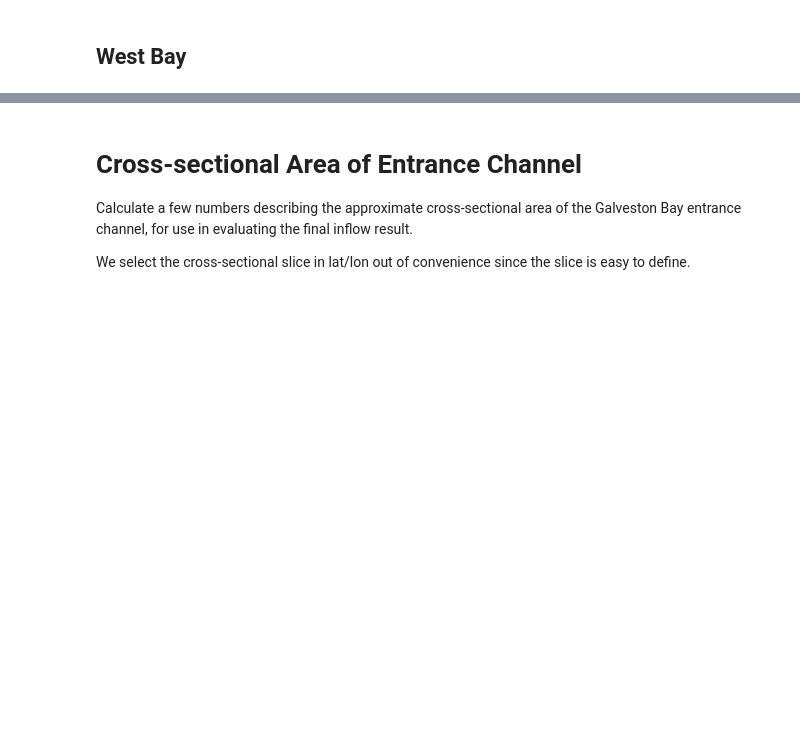
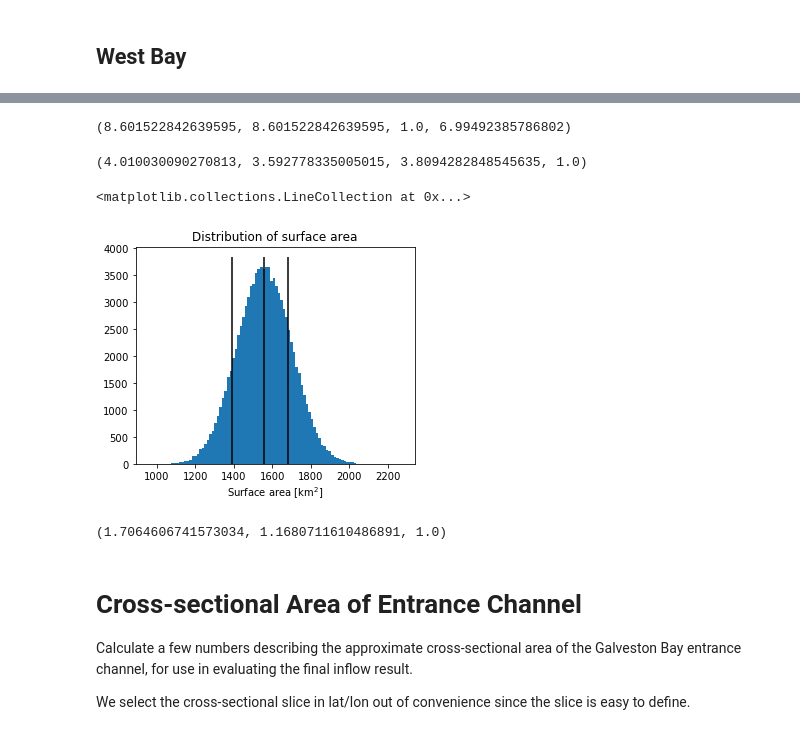
Before and after one commit to kthyng/harvey_inflow, a Jupyter notebook: notebooks/0_process_bathymetry.ipynb, the cells around one changed output, grey strips where cells are left out. Saved outputs shown, nothing was run; the diff lists cells and outputs as text; code cells hidden in the pictures; blank space fills up the shorter version.

```diff
--- a/notebooks/0_process_bathymetry.ipynb
+++ b/notebooks/0_process_bathymetry.ipynb
@@ -326,6 +331,8 @@ mappable = axes[1].contourf(lon, lat, bathymain_min, 40, cmap=cmo.deep_r);
 Assuming that there wasn't a significant amount of new land flooded.
 # %%
 # store different versions of bathy together in an array, 2053 x 2053 x 4
+# bathymains = np.stack((bathymain_best, bathymain2, bathymain_max, bathymain_min), axis=-1)
+# bathywests = np.stack((bathywest_best, bathywest2, bathywest_max, bathywest_min), axis=-1)
 bathymains = np.stack((bathymain_best, bathymain_max, bathymain_min), axis=-1)
 bathywests = np.stack((bathywest_best, bathywest_max, bathywest_min), axis=-1)
 
@@ -336,14 +343,13 @@ Hall = -np.nanmean(np.stack((bathymains, bathywests), axis=0), axis=(0,1,2))  #
 # average volume
 Vall = (Aall*Hall)/1000  # km^3
 
-# # definitions for creating distribution of surface area values later
-# surfacearea_center = Aall[0]  # use "best" bathy for center of surface area distribution
-# # Difference between max and min is four standard deviations
-# # Use these to make a gaussian distribution of surface areas from which each surface area will be selected.
-# surfacearea_std = abs(Aall[1] - Aall[2])/4
+# definitions for creating distribution of surface area values later
+A_center = Aall[0]  # use "best" bathy for center of surface area distribution
+# Difference between max and min is two standard deviations
+# Use these to make a gaussian distribution of surface areas from which each surface area will be selected.
+A_std = (Aall.max() - Aall.min())/2
 
-# print(surfacearea_center,surfacearea_std)
-
+print(A_center,A_std, (A_std/A_center)*100)
 
 print('Full bay areas [km^2]', Aall)
 print('Average depth [m]', Hall)
@@ -409,3 +450,45 @@ West Bay volumes are % of full bay volume [15.80524091 15.23997636  9.39417329]
+# %%
+main0 = n[np.where(bins>=Amain[0])[0][0]]
+main1 = n[np.where(bins>=Amain[1])[0][0]]
+main2 = n[np.where(bins>=Amain[2])[0][0]]
+main3 = n[np.where(bins>=Amain[3])[0][0]]
+main0/main2, main1/main2, main2/main2, main3/main2
+# %% [output]
+(8.601522842639595, 8.601522842639595, 1.0, 6.99492385786802)
+# %%
+west0 = n1[np.where(bins1>=Awest[0])[0][0]]
+west1 = n1[np.where(bins1>=Awest[1])[0][0]]
+west2 = n1[np.where(bins1>=Awest[2])[0][0]]
+west3 = n1[np.where(bins1>=Awest[3])[0][0]]
+# west0/west2, west1/west2, west2/west2
+west0/west3, west1/west3, west2/west3, west3/west3
+# %% [output]
+(4.010030090270813, 3.592778335005015, 3.8094282848545635, 1.0)
+# %%
+# Gaussian distribution of surface areas
+nareas = 100000
+# full bay
+loc = A_center; scale = A_std
+pdf = norm(loc=loc, scale=scale)
+As = pdf.rvs(nareas)
+
+fig, ax = plt.subplots(1, 1, figsize=(5,4))
+n, bins, _ = ax.hist(As, bins=100);
+ax.set_title('Distribution of surface area')
+ax.set_xlabel('Surface area [km$^2$]')
+ylims = ax.get_ylim()
+ax.vlines(Aall, 0, ylims[1])
+# %% [output]
+<matplotlib.collections.LineCollection at 0x...>
+[figure, added]
+# %%
+main0 = n[np.where(bins>=Aall[0])[0][0]]
+main1 = n[np.where(bins>=Aall[1])[0][0]]
+main2 = n[np.where(bins>=Aall[2])[0][0]]
+# main3 = n[np.where(bins>=Aall[3])[0][0]]
+main0/main2, main1/main2, main2/main2#, main3/main3
+# %% [output]
+(1.7064606741573034, 1.1680711610486891, 1.0)
 # %% [markdown]
 # Cross-sectional Area of Entrance Channel
 
```
Also changed, not shown: parts of 20 cells of this notebook.
